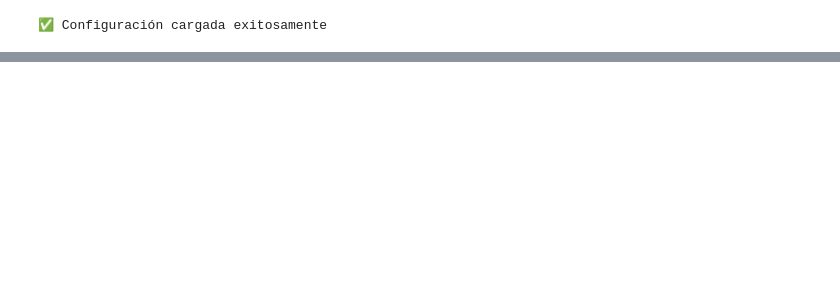
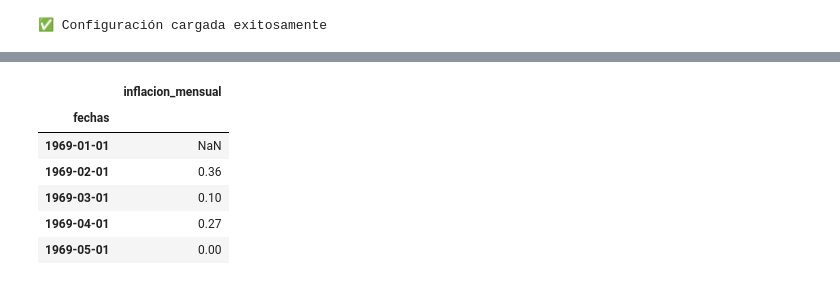
Before and after one commit to ROrodrigp/banxico-inegi-analysis, a Jupyter notebook: analisis_economico_banxico_inegi.ipynb, the cells around one changed output, grey strips where cells are left out. Saved outputs shown, nothing was run; the diff lists cells and outputs as text; code cells hidden in the pictures; blank space fills up the shorter version.

Commit message:
inflacion inegi y tiie de banxico ya funcionan

```diff
--- a/analisis_economico_banxico_inegi.ipynb
+++ b/analisis_economico_banxico_inegi.ipynb
@@ -65,5 +168,11 @@ def explorar_indicadores_inegi(inegi_api, busqueda=None, banco='BIE'):
 config = cargar_config()
 if not (config and 'banxico' in config and 'inegi' in config):
     print("❌ Error: Configuración incompleta. Verifica el archivo config.yaml")
+
+
+# Obtenemos tokens
+token_banxico = config['banxico']['token']
+token_inegi = config['inegi']['token']
+inegi_indicadores = Indicadores(token=token_inegi)
 # %% [output]
 ✅ Configuración cargada exitosamente
@@ -72,0 +179,18 @@ SyntaxError: invalid syntax (241081178.py, line 1)
+# %%
+df_inflacion, metadatos = inegi_indicadores.obtener_df(
+    indicadores='910399',
+    nombres='inflacion_mensual',
+    clave_area = '01',
+    banco='BIE',
+    metadatos = True  # Especificamos explícitamente el banco
+)
+# %%
+df_inflacion.head()
+# %% [output]
+|  | inflacion_mensual |
+| fechas |  |
+| 1969-01-01 | NaN |
+| 1969-02-01 | 0.36 |
+| 1969-03-01 | 0.10 |
+| 1969-04-01 | 0.27 |
+| 1969-05-01 | 0.00 |
```
Also changed, not shown: parts of 7 cells of this notebook.
